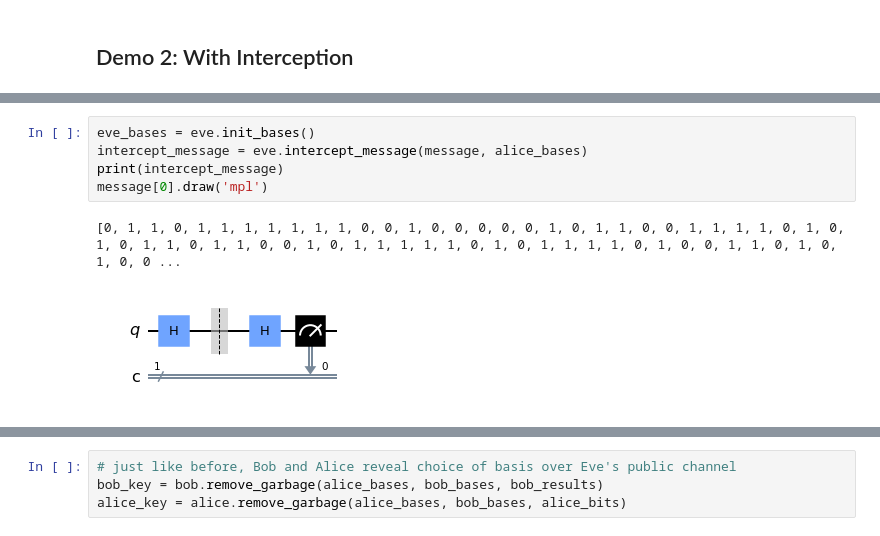
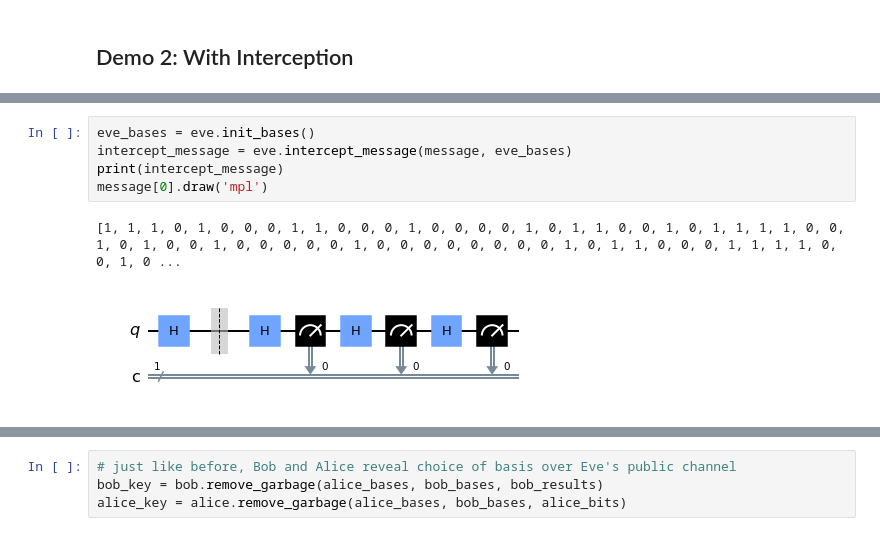
Before and after one commit to marcusprose/quantum-cryptography, a Jupyter notebook: qkd.ipynb, the cells around one changed output, grey strips where cells are left out. Saved outputs shown, nothing was run; the diff lists cells and outputs as text.

```diff
--- a/qkd.ipynb
+++ b/qkd.ipynb
@@ -109,11 +117,11 @@ message[0].draw('mpl')
 # %%
 eve_bases = eve.init_bases()
-intercept_message = eve.intercept_message(message, alice_bases)
+intercept_message = eve.intercept_message(message, eve_bases)
 print(intercept_message)
 message[0].draw('mpl')
 # %% [output]
-[0, 1, 1, 0, 1, 1, 1, 1, 1, 1, 1, 0, 0, 1, 0, 0, 0, 0, 0, 1, 0, 1, 1, 0, 0, 1, 1, 1, 1, 0, 1, 0, 1, 0, 1, 1, 0, 1, 1, 0, 0, 1, 0, 1, 1, 1, 1, 1, 0, 1, 0, 1, 1, 1, 1, 0, 1, 0, 0, 1, 1, 0, 1, 0, 1, 0, 0 ...
+[1, 1, 1, 0, 1, 0, 0, 0, 1, 1, 0, 0, 0, 1, 0, 0, 0, 0, 1, 0, 1, 1, 0, 0, 1, 0, 1, 1, 1, 1, 0, 0, 1, 0, 1, 0, 0, 1, 0, 0, 0, 0, 0, 1, 0, 0, 0, 0, 0, 0, 0, 0, 1, 0, 1, 1, 0, 0, 0, 1, 1, 1, 1, 0, 0, 1, 0 ...
-[figure, old version]
+[figure, new version]
 # %%
 # Bob then checks like before and measures the message with his own choice of bases
 bob_bases = bob.init_bases()
```
Also changed, not shown: parts of 13 cells of this notebook, 8 other files.
